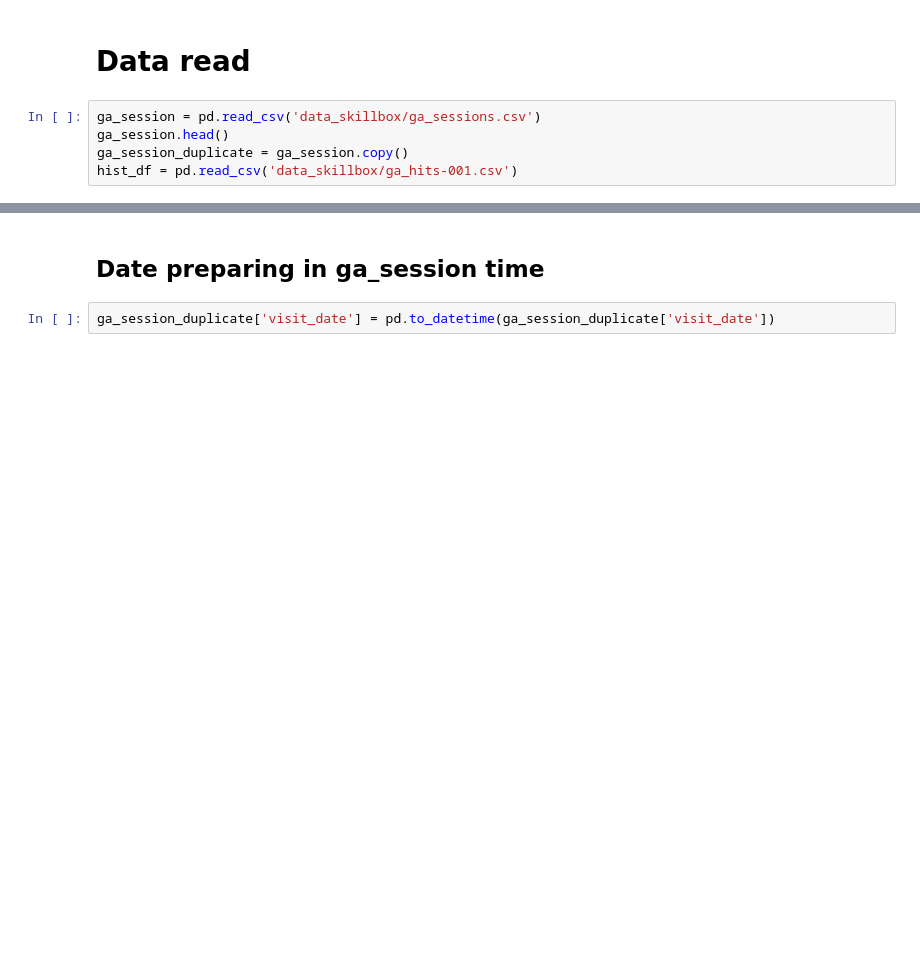
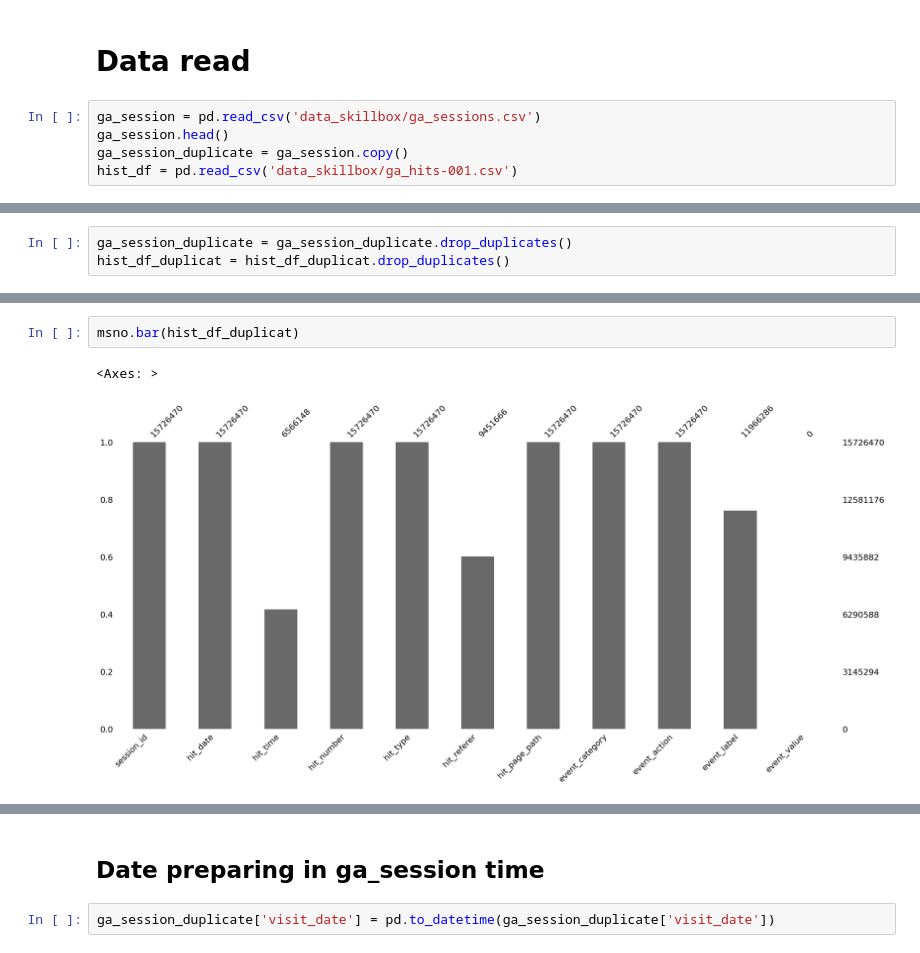
Before and after one commit to IlyaGasanPetrGY/Sber_project, a Jupyter notebook: analis_ga_session.ipynb, the cells around one changed output, grey strips where cells are left out. Drawn from its saved outputs; the diff is of its cells as text; blank space fills up the shorter version.

Commit message:
corr_ga_session

```diff
--- a/analis_ga_session.ipynb
+++ b/analis_ga_session.ipynb
@@ -69,0 +33,3 @@ hist_df_duplicat_clear['hit_date'].isna().sum()
+# %%
+ga_session_duplicate = ga_session_duplicate.drop_duplicates()
+hist_df_duplicat = hist_df_duplicat.drop_duplicates()
@@ -69,0 +43,5 @@ hist_df_duplicat_clear['hit_date'].isna().sum()
+# %%
+msno.bar(hist_df_duplicat)
+# %% [output]
+<Axes: >
+[figure, added]
```
Also changed, not shown: parts of 64 cells of this notebook, 3 other files.
